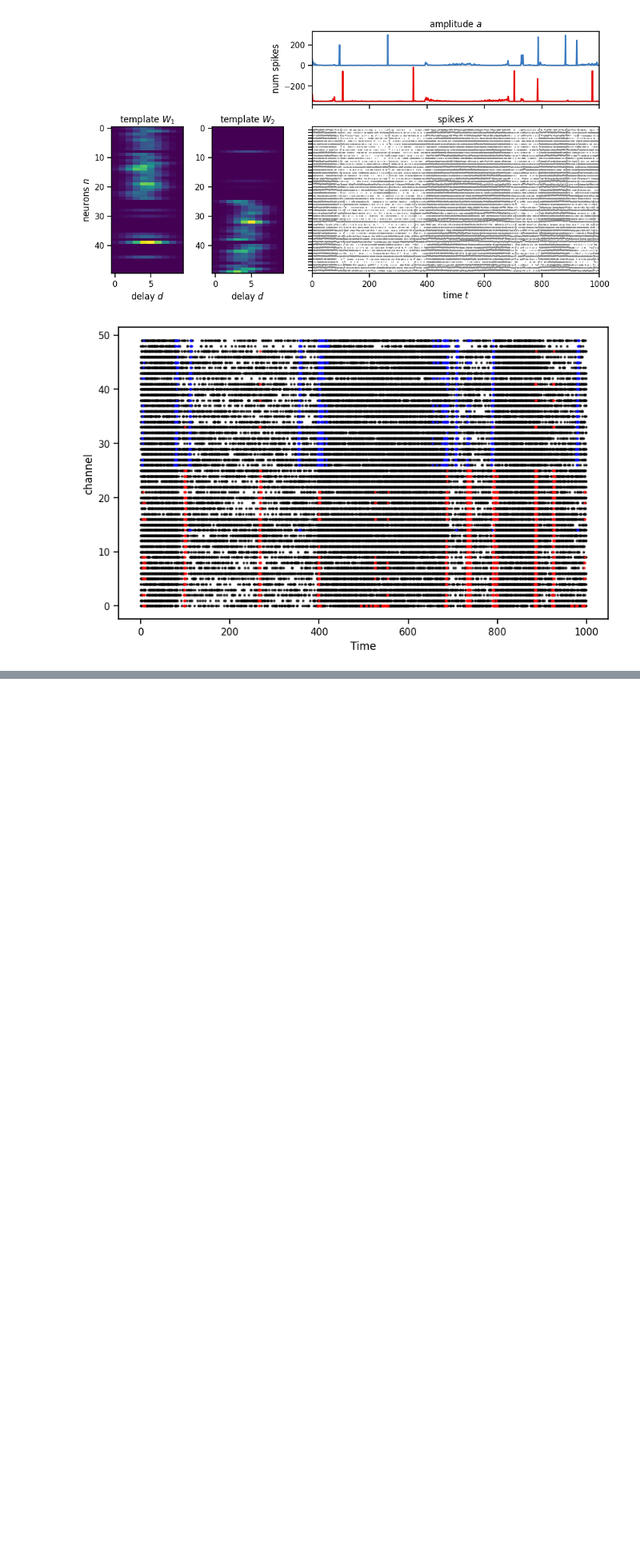
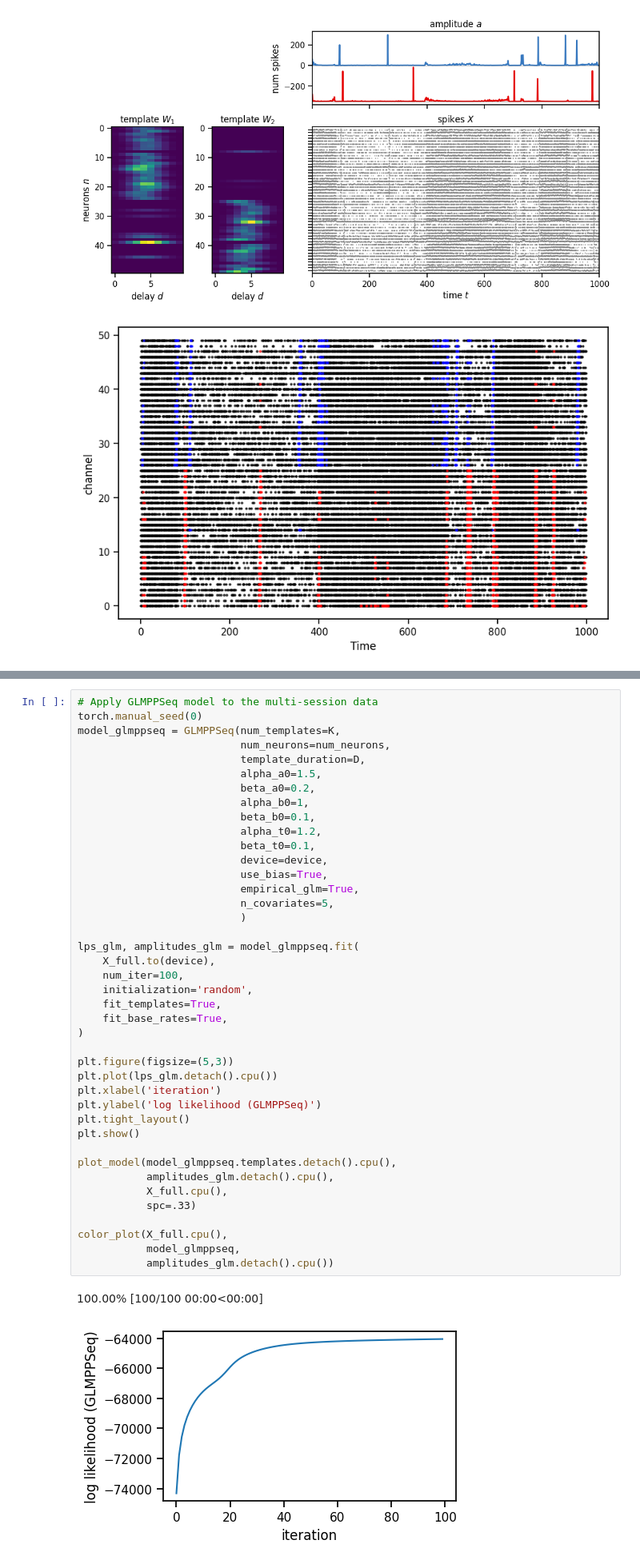
Before and after one commit to lindermanlab/ppseq-pytorch, a Jupyter notebook: notebooks/synthetic_demo.ipynb, the cells around one changed output, grey strips where cells are left out. Shown at 80% size. Drawn from its saved outputs; the diff is of its cells as text; blank space fills up the shorter version.

```diff
--- a/notebooks/synthetic_demo.ipynb
+++ b/notebooks/synthetic_demo.ipynb
@@ -221,0 +334,44 @@ Best l1: 0.0031666666666666666
+# %%
+# Apply GLMPPSeq model to the multi-session data
+torch.manual_seed(0)
+model_glmppseq = GLMPPSeq(num_templates=K,
+                          num_neurons=num_neurons,
+                          template_duration=D,
+                          alpha_a0=1.5,
+                          beta_a0=0.2,
+                          alpha_b0=1,
+                          beta_b0=0.1,
+                          alpha_t0=1.2,
+                          beta_t0=0.1,
+                          device=device,
+                          use_bias=True,
+                          empirical_glm=True,
+                          n_covariates=5,
+                          )
+
+lps_glm, amplitudes_glm = model_glmppseq.fit(
+    X_full.to(device),
+    num_iter=100,
+    initialization='random',
+    fit_templates=True,
+    fit_base_rates=True,
+)
+
+plt.figure(figsize=(5,3))
+plt.plot(lps_glm.detach().cpu())
+plt.xlabel('iteration')
+plt.ylabel('log likelihood (GLMPPSeq)')
+plt.tight_layout()
+plt.show()
+
+plot_model(model_glmppseq.templates.detach().cpu(),
+           amplitudes_glm.detach().cpu(),
+           X_full.cpu(),
+           spc=.33)
+
+color_plot(X_full.cpu(),
+           model_glmppseq,
+           amplitudes_glm.detach().cpu())
+# %% [output]
+100.00% [100/100 00:00<00:00]
+[figure, added]
```
Also changed, not shown: parts of 4 cells of this notebook, 1 other file.
